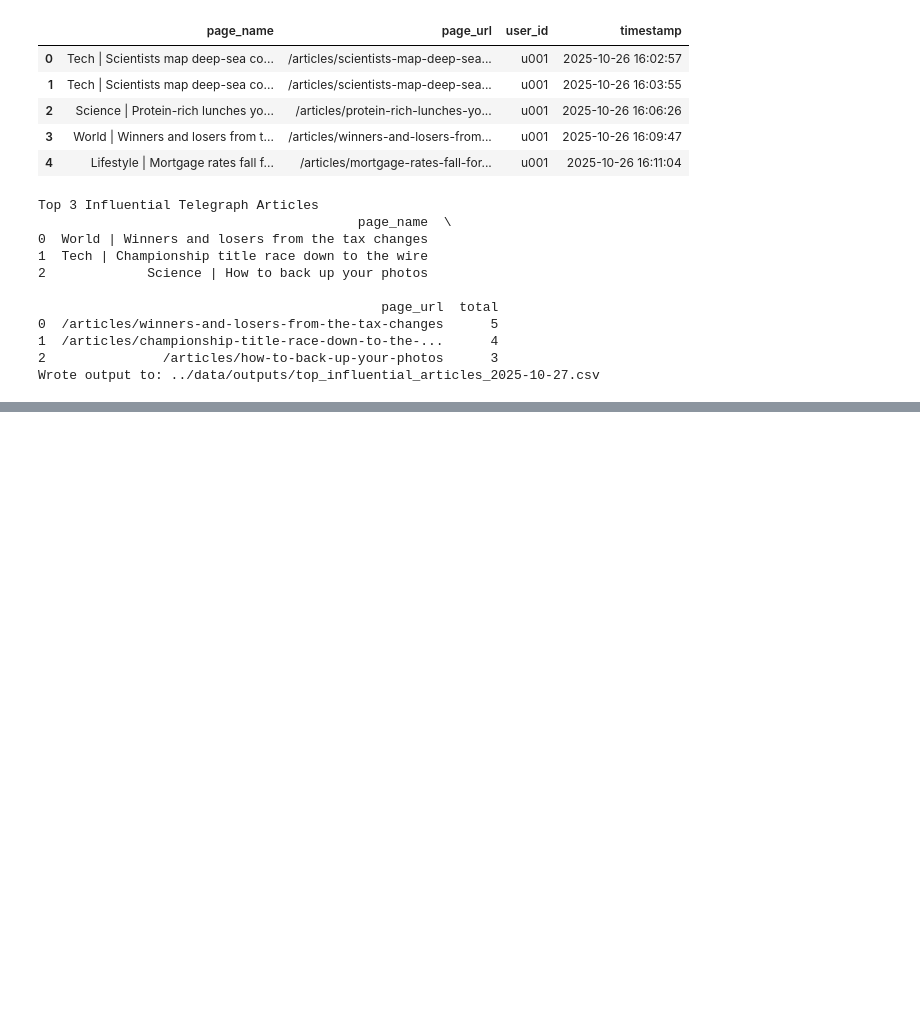
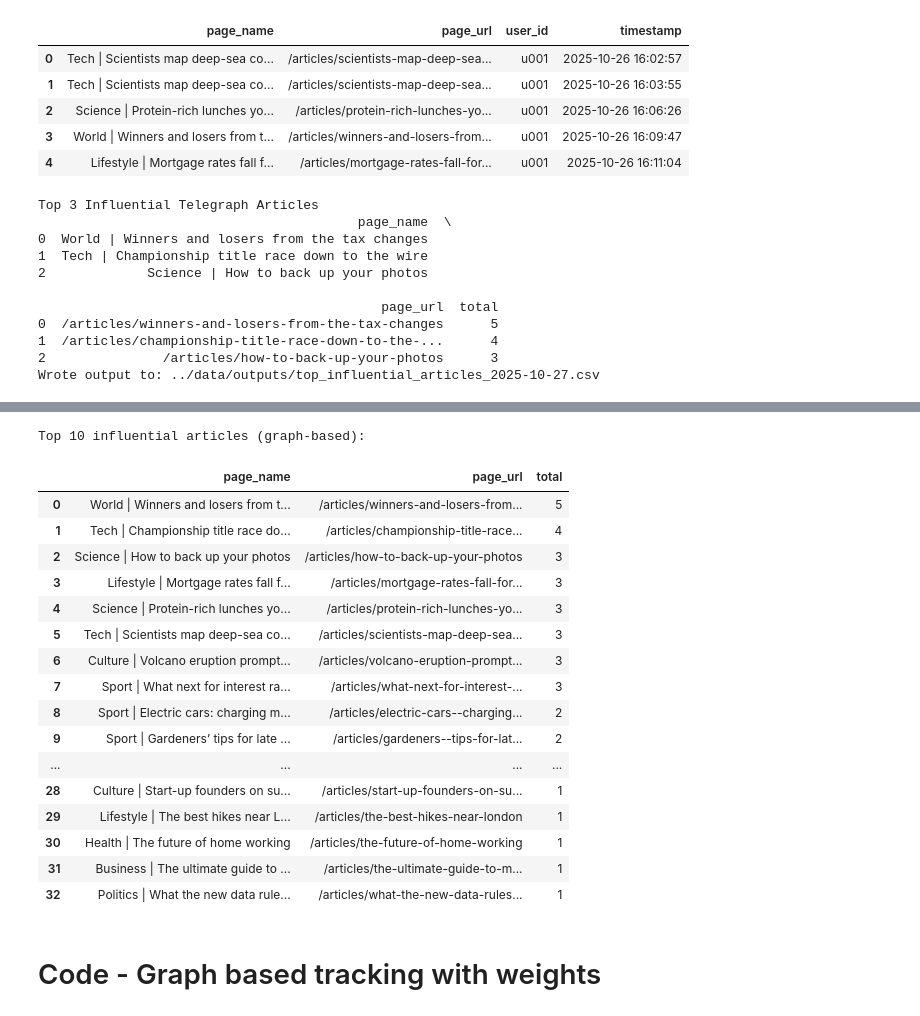
Before and after one commit to Pulkit12dhingra/Hitlog_Processing, a Jupyter notebook: notebooks/data_exploration.ipynb, the cells around one changed output, grey strips where cells are left out. Cells and saved outputs as stored; diff of their text form; code cells hidden in the pictures; blank space fills up the shorter version.

```diff
--- a/notebooks/data_exploration.ipynb
+++ b/notebooks/data_exploration.ipynb
@@ -459,0 +617,3 @@ Wrote output to: ../data/outputs/top_influential_articles_2025-10-27.csv
+# %%
+# Global node registry: url -> Node
+nodes = {}
@@ -459,0 +638,62 @@ Wrote output to: ../data/outputs/top_influential_articles_2025-10-27.csv
+# %%
+# Traverse the graph per user timeline and apply journey logic
+# - Iterate the *ordered events* for each user (this preserves the real navigation order).
+# - "freeze" an article node for the current journey once seen (so repeated hits don't add more).
+# - On hitting /register, we commit +1 to each seen-article node's global weight.
+
+for user_id, grp in df.groupby("user_id", sort=False):
+    # Tracks which article URLs have been seen in the CURRENT journey (frozen set)
+    seen_in_journey = set()
+
+    for _, row in grp.iterrows():
+        url = row["page_url"]
+
+        # If it's an article and not yet frozen in this journey, freeze it (+1 *pending* for this journey)
+        if url.startswith(ARTICLE_PREFIX) and url not in seen_in_journey:
+            seen_in_journey.add(url)
+
+        # If we reached a registration, COMMIT +1 for all frozen article nodes in this journey, then reset
+        if url == REG_URL:
+            for art_url in seen_in_journey:
+                nodes[art_url].weight += 1
+            seen_in_journey.clear()  # unfreeze for the next journey
+
+    # If the user's sequence ends without a trailing /register, we do NOT commit (by design)
+# %%
+# Build the output DataFrame from node weights
+# Only include article nodes with weight > 0 (influential)
+
+records = []
+for n in nodes.values():
+    if n.url.startswith(ARTICLE_PREFIX) and n.weight > 0:
+        records.append({"page_name": n.name, "page_url": n.url, "total": int(n.weight)})
+
+result = (
+    pd.DataFrame(records, columns=["page_name", "page_url", "total"])
+    .sort_values(["total", "page_url"], ascending=[False, True], kind="mergesort")
+    .reset_index(drop=True)
+)
+
+print("\nTop 10 influential articles (graph-based):")
+result.head(40)
+# %% [output]
+Top 10 influential articles (graph-based):
+|  | page_name | page_url | total |
+| 0 | World | Winners and losers from t... | /articles/winners-and-losers-from... | 5 |
+| 1 | Tech | Championship title race do... | /articles/championship-title-race... | 4 |
+| 2 | Science | How to back up your photos | /articles/how-to-back-up-your-photos | 3 |
+| 3 | Lifestyle | Mortgage rates fall f... | /articles/mortgage-rates-fall-for... | 3 |
+| 4 | Science | Protein-rich lunches yo... | /articles/protein-rich-lunches-yo... | 3 |
+| 5 | Tech | Scientists map deep-sea co... | /articles/scientists-map-deep-sea... | 3 |
+| 6 | Culture | Volcano eruption prompt... | /articles/volcano-eruption-prompt... | 3 |
+| 7 | Sport | What next for interest ra... | /articles/what-next-for-interest-... | 3 |
+| 8 | Sport | Electric cars: charging m... | /articles/electric-cars--charging... | 2 |
+| 9 | Sport | Gardeners’ tips for late ... | /articles/gardeners--tips-for-lat... | 2 |
+| ... | ... | ... | ... |
+| 28 | Culture | Start-up founders on su... | /articles/start-up-founders-on-su... | 1 |
+| 29 | Lifestyle | The best hikes near L... | /articles/the-best-hikes-near-london | 1 |
+| 30 | Health | The future of home working | /articles/the-future-of-home-working | 1 |
+| 31 | Business | The ultimate guide to ... | /articles/the-ultimate-guide-to-m... | 1 |
+| 32 | Politics | What the new data rule... | /articles/what-the-new-data-rules... | 1 |
+# %% [markdown]
+# Code - Graph based tracking with weights
```
Also changed, not shown: parts of 21 cells of this notebook, 1 other file.
